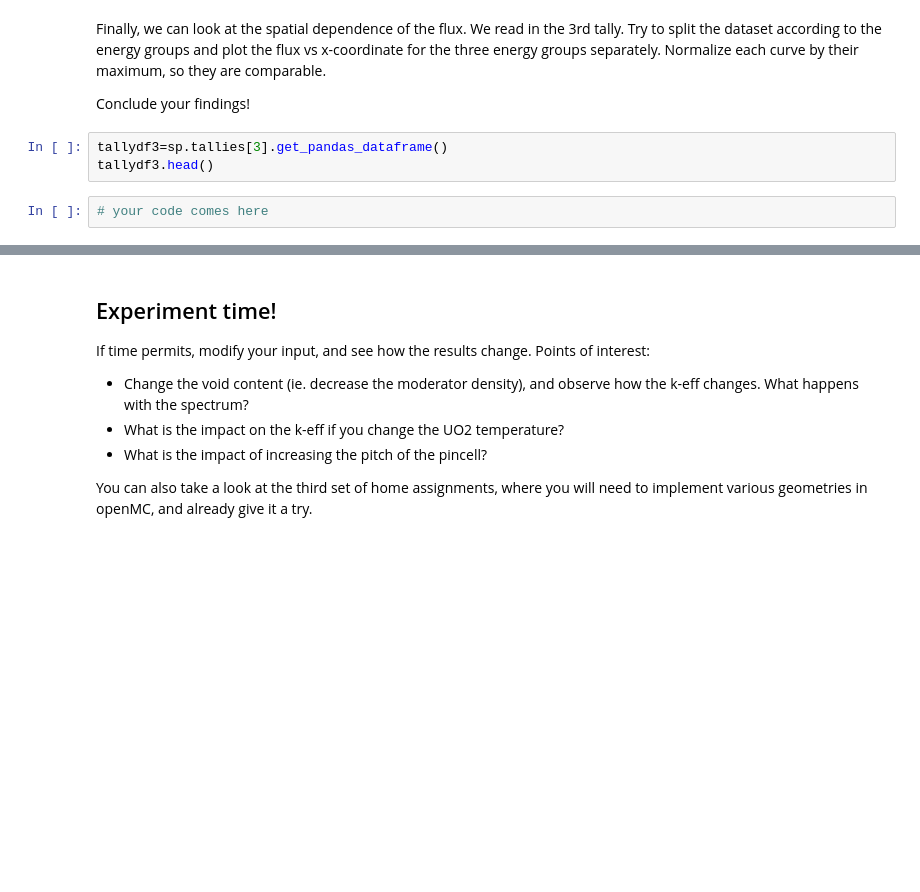
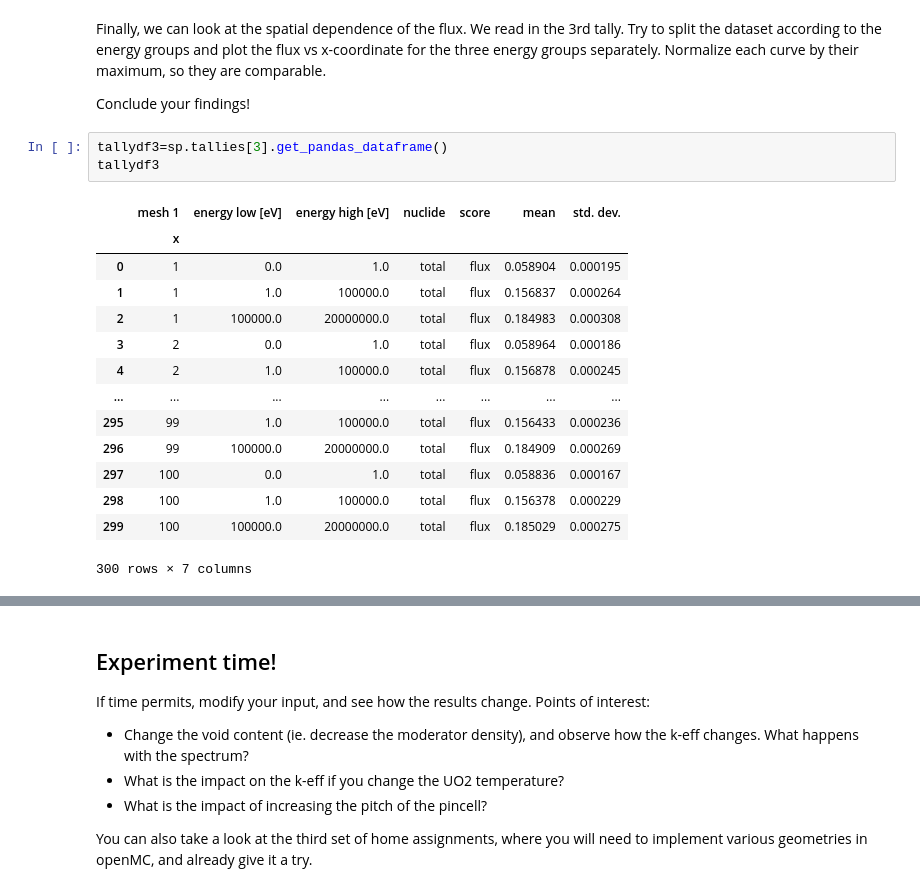
Before and after one commit to Ben0-0/IAEA_Reactor-Physics, a Jupyter notebook: Datalabs/Datalab06/6-openMCIntro.ipynb, the cells around one changed output, grey strips where cells are left out. Drawn from its saved outputs; the diff is of its cells as text; blank space fills up the shorter version.

```diff
--- a/Datalabs/Datalab06/6-openMCIntro.ipynb
+++ b/Datalabs/Datalab06/6-openMCIntro.ipynb
@@ -338,6 +477,19 @@ Finally, we can look at the spatial dependence of the flux. We read in the 3rd t
 Conclude your findings!
 # %%
 tallydf3=sp.tallies[3].get_pandas_dataframe()
-tallydf3.head()
+tallydf3
+# %% [output]
+|  | mesh 1 | energy low [eV] | energy high [eV] | nuclide | score | mean | std. dev. |
+|  | x |  |  |  |  |  |  |
+| 0 | 1 | 0.0 | 1.0 | total | flux | 0.058904 | 0.000195 |
+| 1 | 1 | 1.0 | 100000.0 | total | flux | 0.156837 | 0.000264 |
+| 2 | 1 | 100000.0 | 20000000.0 | total | flux | 0.184983 | 0.000308 |
+| 3 | 2 | 0.0 | 1.0 | total | flux | 0.058964 | 0.000186 |
+| 4 | 2 | 1.0 | 100000.0 | total | flux | 0.156878 | 0.000245 |
+| ... | ... | ... | ... | ... | ... | ... | ... |
+| 295 | 99 | 1.0 | 100000.0 | total | flux | 0.156433 | 0.000236 |
+| 296 | 99 | 100000.0 | 20000000.0 | total | flux | 0.184909 | 0.000269 |
+| 297 | 100 | 0.0 | 1.0 | total | flux | 0.058836 | 0.000167 |
+| 298 | 100 | 1.0 | 100000.0 | total | flux | 0.156378 | 0.000229 |
+| 299 | 100 | 100000.0 | 20000000.0 | total | flux | 0.185029 | 0.000275 |
+300 rows × 7 columns
-# %%
-# your code comes here
```
Also changed, not shown: parts of 24 cells of this notebook, 9 other files.
